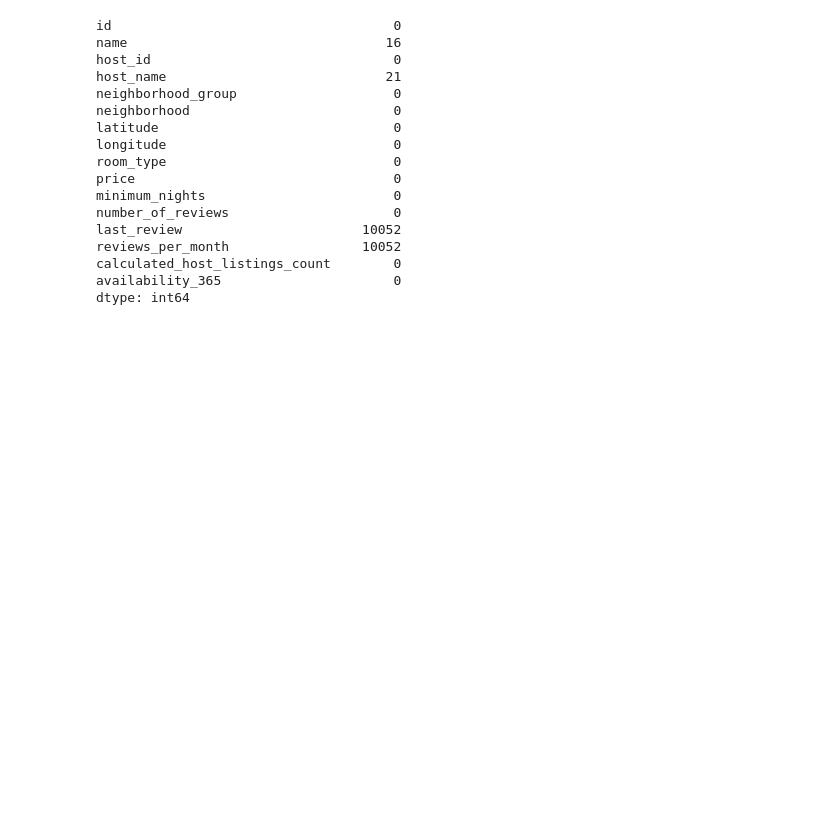
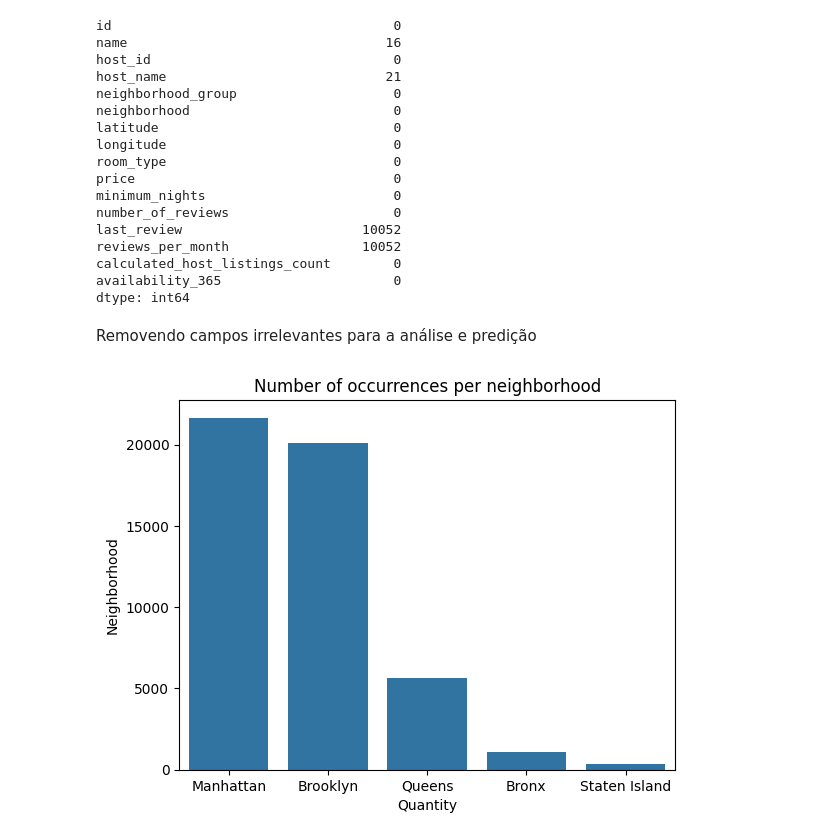
Before and after one commit to RafaelSouza-13/desafio-regressao, a Jupyter notebook: teste_indicium.ipynb, the cells around one changed output. Drawn from its saved outputs; the diff is of its cells as text; code cells hidden in the pictures; blank space fills up the shorter version.

Commit message:
Avaliando a quantidade de imoveis para alugar por bairro em um grafico de barras

```diff
--- a/teste_indicium.ipynb
+++ b/teste_indicium.ipynb
@@ -88,3 +95,17 @@ reviews_per_month                 10052
 calculated_host_listings_count        0
 availability_365                      0
 dtype: int64
+# %% [markdown]
+Removendo campos irrelevantes para a análise e predição
+# %%
+dataset = dataset.drop(columns=["name", "host_name"])
+# %%
+neighborhood_group = dataset['neighborhood_group'].value_counts().reset_index()
+neighborhood_group.columns = ['neighborhood', 'quantity']
+plt.ylabel("Neighborhood")
+plt.xlabel("Quantity")
+plt.title("Number of occurrences per neighborhood")
+sns.barplot(data=neighborhood_group, x='neighborhood', y='quantity', orient='v')
+plt.show()
+# %% [output]
+[figure, added]
```
Also changed, not shown: parts of 4 cells of this notebook.
